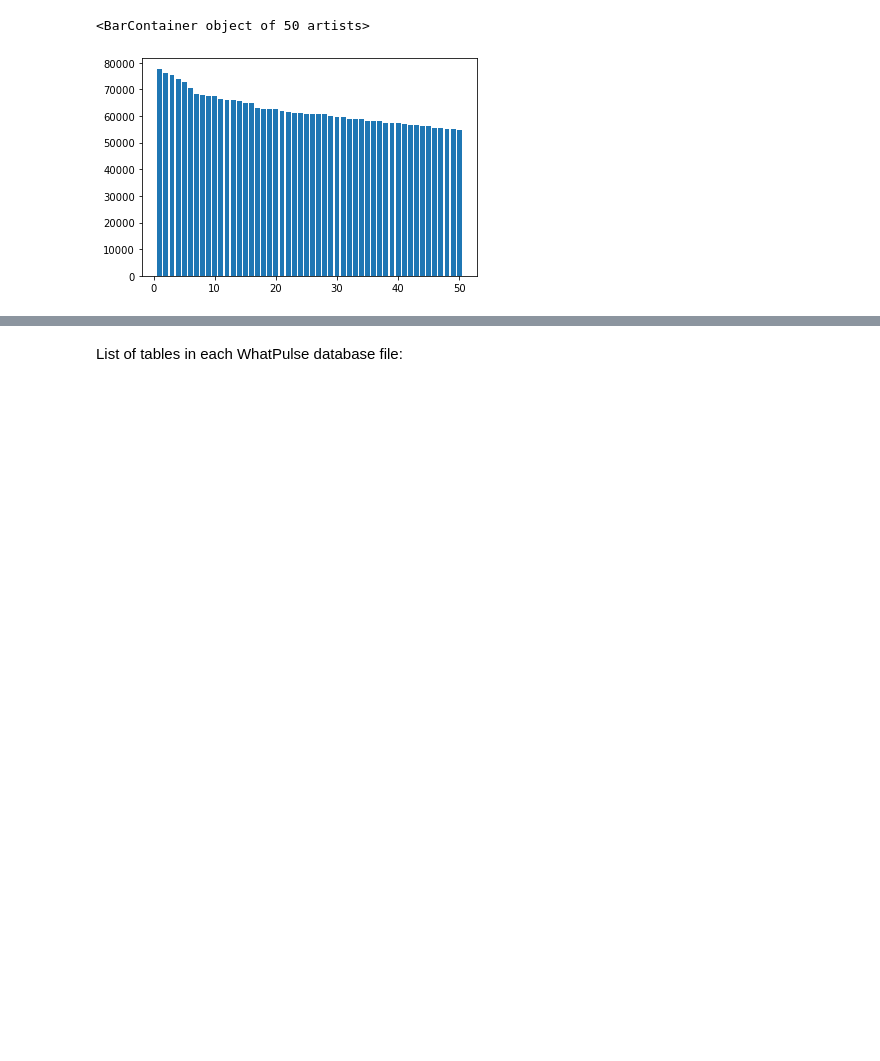
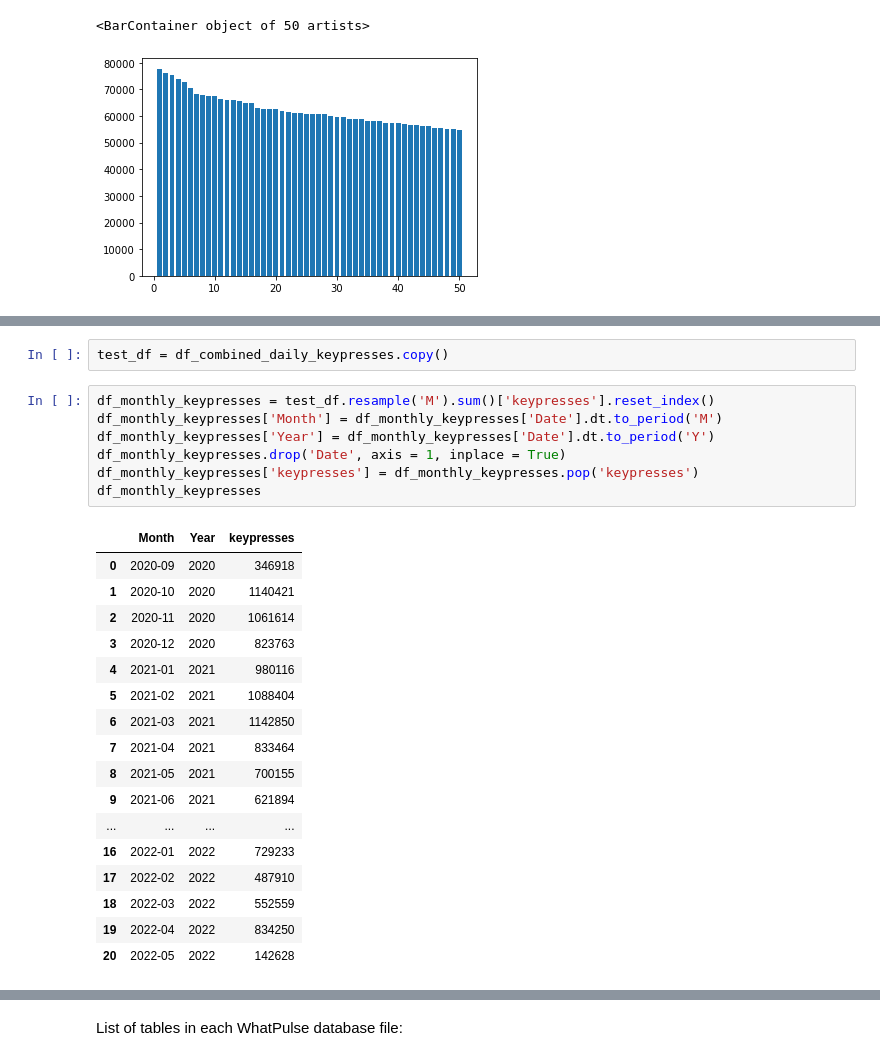
Before and after one commit to kburchfiel/fitbit_steps_and_whatpulse_keypresses_comparison, a Jupyter notebook: whatpulse_viewer_v2.ipynb, the cells around one changed output, grey strips where cells are left out. Drawn from its saved outputs; the diff is of its cells as text; blank space fills up the shorter version.

```diff
--- a/whatpulse_viewer_v2.ipynb
+++ b/whatpulse_viewer_v2.ipynb
@@ -246,0 +247,27 @@ plt.savefig('graphs\\daily_keypresses_and_MAs.png', dpi=400)
+# %%
+test_df = df_combined_daily_keypresses.copy()
+# %%
+df_monthly_keypresses = test_df.resample('M').sum()['keypresses'].reset_index()
+df_monthly_keypresses['Month'] = df_monthly_keypresses['Date'].dt.to_period('M')
+df_monthly_keypresses['Year'] = df_monthly_keypresses['Date'].dt.to_period('Y')
+df_monthly_keypresses.drop('Date', axis = 1, inplace = True)
+df_monthly_keypresses['keypresses'] = df_monthly_keypresses.pop('keypresses')
+df_monthly_keypresses
+# %% [output]
+|  | Month | Year | keypresses |
+| 0 | 2020-09 | 2020 | 346918 |
+| 1 | 2020-10 | 2020 | 1140421 |
+| 2 | 2020-11 | 2020 | 1061614 |
+| 3 | 2020-12 | 2020 | 823763 |
+| 4 | 2021-01 | 2021 | 980116 |
+| 5 | 2021-02 | 2021 | 1088404 |
+| 6 | 2021-03 | 2021 | 1142850 |
+| 7 | 2021-04 | 2021 | 833464 |
+| 8 | 2021-05 | 2021 | 700155 |
+| 9 | 2021-06 | 2021 | 621894 |
+| ... | ... | ... | ... |
+| 16 | 2022-01 | 2022 | 729233 |
+| 17 | 2022-02 | 2022 | 487910 |
+| 18 | 2022-03 | 2022 | 552559 |
+| 19 | 2022-04 | 2022 | 834250 |
+| 20 | 2022-05 | 2022 | 142628 |
```
Also changed, not shown: parts of 14 cells of this notebook, 42 other files.
